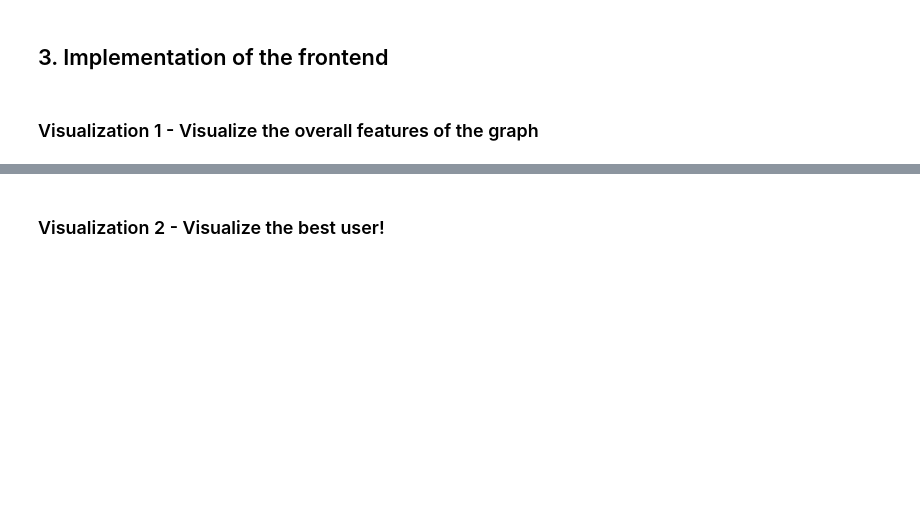
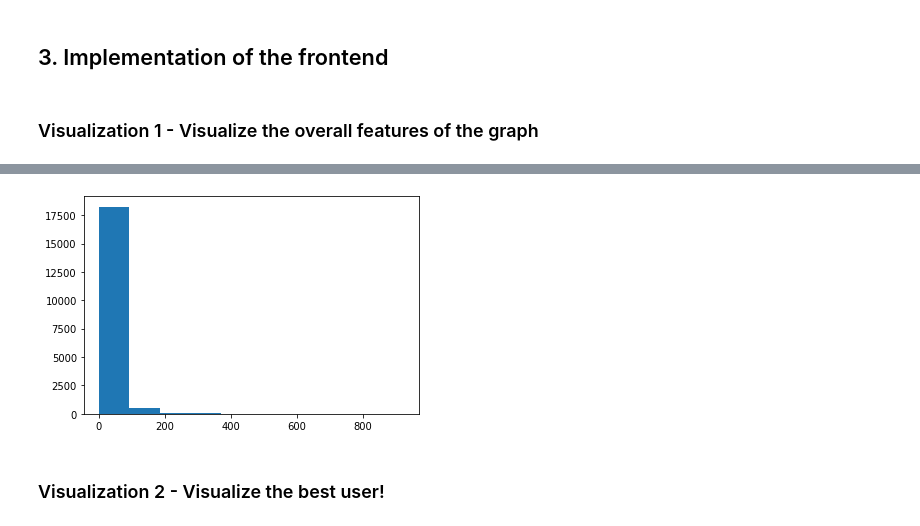
Before and after one commit to Mantuano-A/ADM-HW5, a Jupyter notebook: ADM_HW5_Mina.ipynb, the cells around one changed output, grey strips where cells are left out. Saved outputs shown, nothing was run; the diff lists cells and outputs as text; code cells hidden in the pictures; blank space fills up the shorter version.

```diff
--- a/ADM_HW5_Mina.ipynb
+++ b/ADM_HW5_Mina.ipynb
@@ -227,8 +233,9 @@ G = graph_to_networkx(graph, 'all')
 # %%
-nx.density(G)
 degrees = [G.degree(n) for n in G.nodes()]
 plt.hist(degrees)
 plt.show()
+# %% [output]
+[figure, added]
 # %% [markdown]
 ### Visualization 2 - Visualize the best user!
 # %%
```
Also changed, not shown: parts of 13 cells of this notebook, 1 other file.
